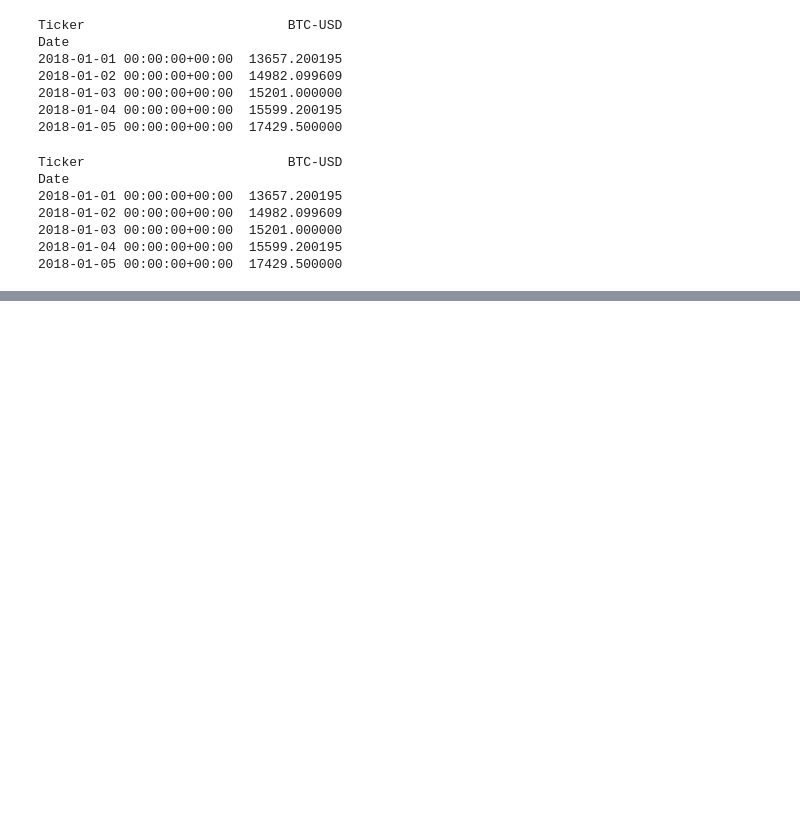
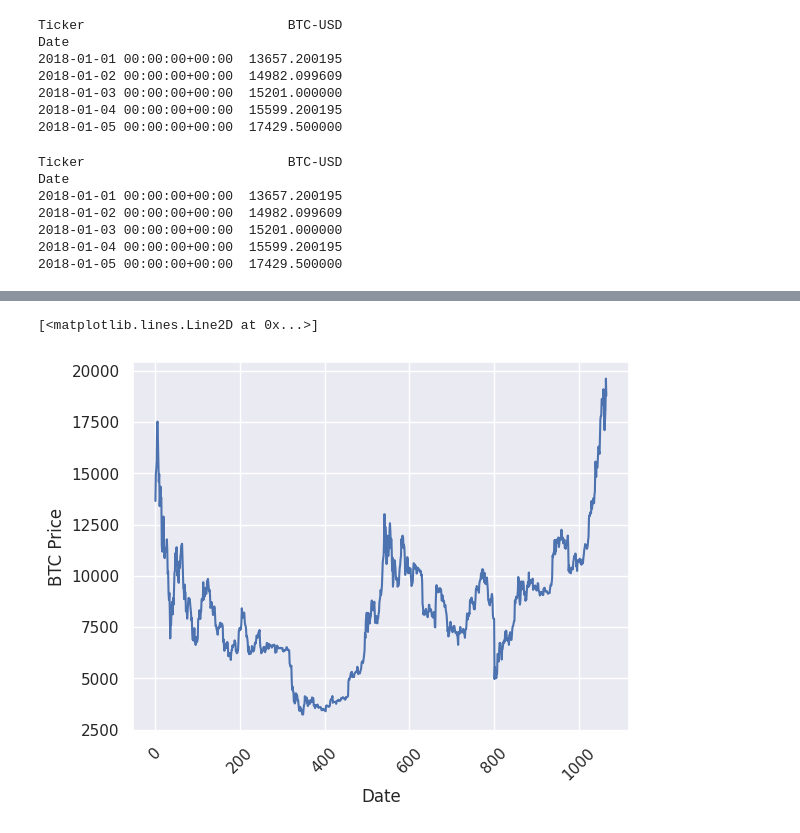
Before and after one commit to sandhrabijoy/Time-series, a Jupyter notebook: Bitcoin_timeseries.ipynb, the cells around one changed output, grey strips where cells are left out. Cells and saved outputs as stored; diff of their text form; code cells hidden in the pictures; blank space fills up the shorter version.

Commit message:
the plot between btc-usd and index

```diff
--- a/Bitcoin_timeseries.ipynb
+++ b/Bitcoin_timeseries.ipynb
@@ -73,0 +96,3 @@ Date
+# %%
+btc.reset_index(inplace=True)
+btc.head()
@@ -73,0 +110,3 @@ Date
+# %%
+btc['Date'] = pd.to_datetime(btc['Date'],format ='%Y-%m-%d')
+print(btc.head())
@@ -73,0 +120,2 @@ Date
+# %%
+btc['Date'] = btc['Date'].dt.strftime('%Y-%m-%d')
@@ -73,0 +131,10 @@ Date
+# %%
+sns.set()
+# %%
+plt.ylabel('BTC Price')
+plt.xlabel('Date')
+plt.xticks(rotation=45)
+plt.plot(btc.index, btc['BTC-USD'])
+# %% [output]
+[<matplotlib.lines.Line2D at 0x...>]
+[figure, added]
```
Also changed, not shown: parts of 7 cells of this notebook.
